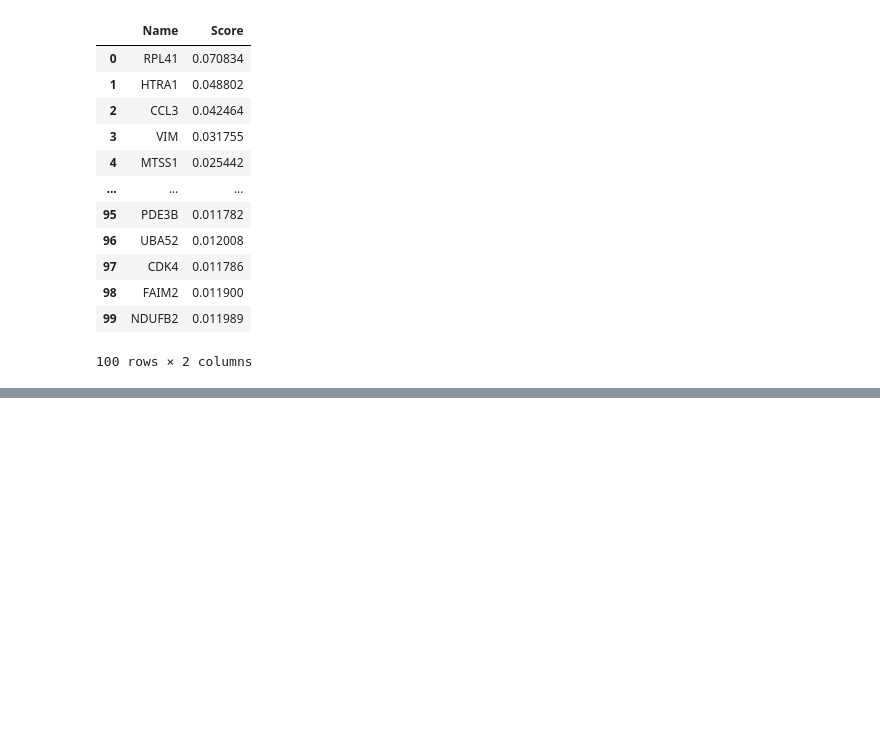
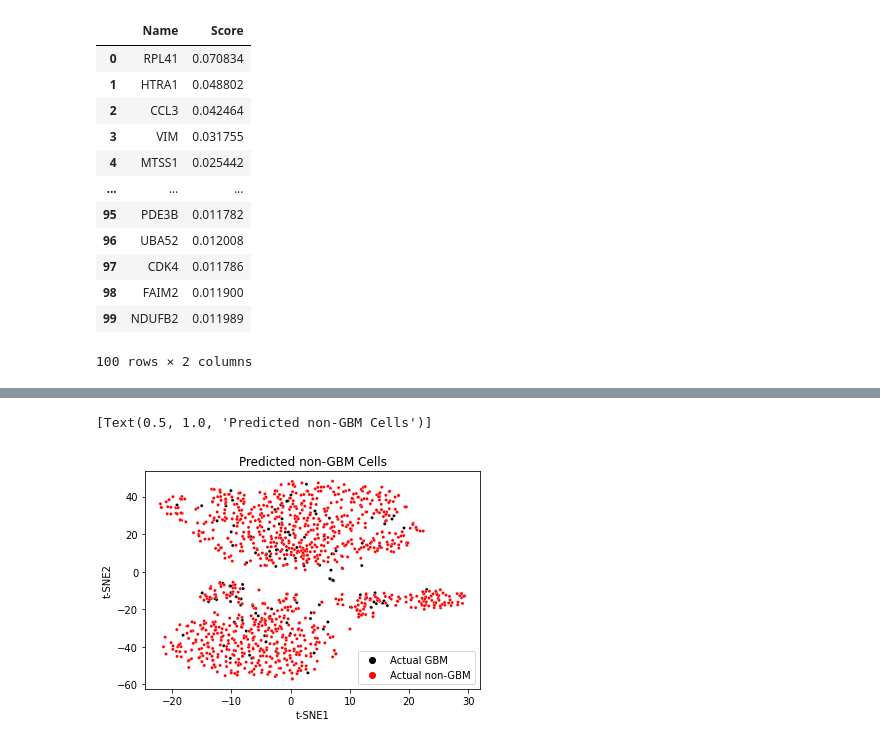
Before and after one commit to Dparanou/signle-cell-glioblastoma-analysis, a Jupyter notebook: pipeline.ipynb, the cells around one changed output, grey strips where cells are left out. Cells and saved outputs as stored; diff of their text form; code cells hidden in the pictures; blank space fills up the shorter version.

```diff
--- a/pipeline.ipynb
+++ b/pipeline.ipynb
@@ -260,0 +300,14 @@ math_cor_coef
+# %%
+X_tsne = TSNE(n_components=2, random_state=0).fit_transform(negative_samples.iloc[: , :-1])
+
+df_tsne = pd.DataFrame()
+df_tsne["y"] = negative_samples['target']
+df_tsne["t-SNE1"] = X_tsne[:,0]
+df_tsne["t-SNE2"] = X_tsne[:,1]
+
+sns.scatterplot(x="t-SNE1", y="t-SNE2", hue=df_tsne.y.tolist(),
+                palette=['black', 'red'],
+                data=df_tsne, s=10).set(title="Predicted non-GBM Cells")
+# %% [output]
+[Text(0.5, 1.0, 'Predicted non-GBM Cells')]
+[figure, added]
```
Also changed, not shown: parts of 15 cells of this notebook, 6 other files.
